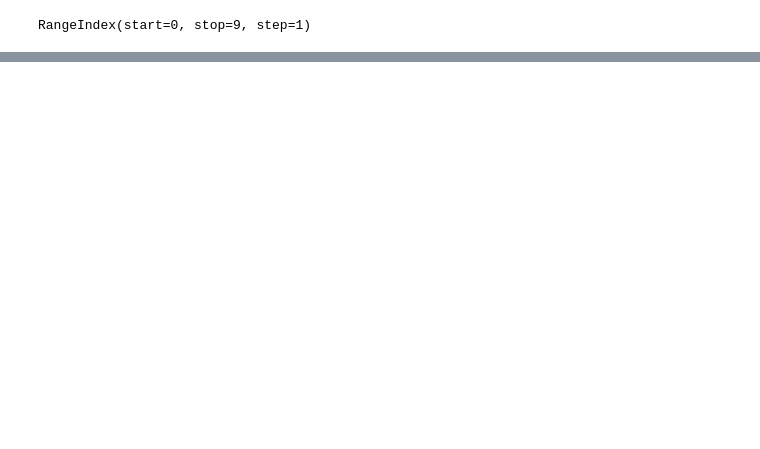
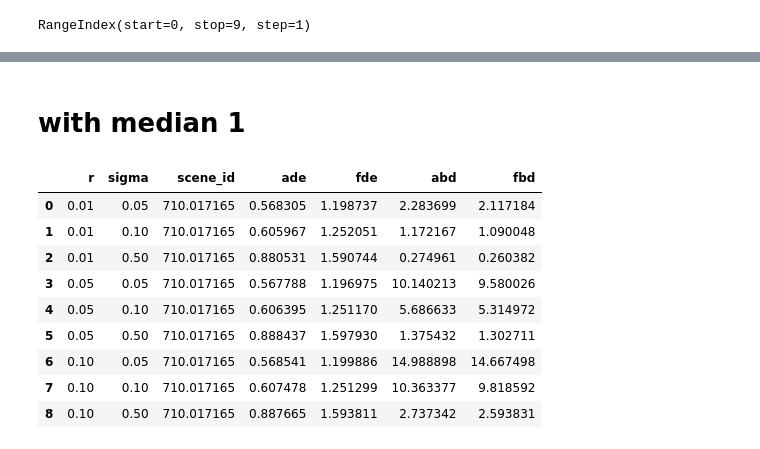
Before and after one commit to TicaGit/s_aware_prediction_VITA, a Jupyter notebook: analyse/05_08_bounds/analyse_08_may.ipynb, the cells around one changed output, grey strips where cells are left out. Cells and saved outputs as stored; diff of their text form; code cells hidden in the pictures; blank space fills up the shorter version.

```diff
--- a/analyse/05_08_bounds/analyse_08_may.ipynb
+++ b/analyse/05_08_bounds/analyse_08_may.ipynb
@@ -38,0 +78,2 @@ RangeIndex(start=0, stop=9, step=1)
+# %% [markdown]
+# with median 1
@@ -39,2 +98,15 @@ RangeIndex(start=0, stop=9, step=1)
+# %%
+df_med1_mean
+# %% [output]
+|  | r | sigma | scene_id | ade | fde | abd | fbd |
+| 0 | 0.01 | 0.05 | 710.017165 | 0.568305 | 1.198737 | 2.283699 | 2.117184 |
+| 1 | 0.01 | 0.10 | 710.017165 | 0.605967 | 1.252051 | 1.172167 | 1.090048 |
+| 2 | 0.01 | 0.50 | 710.017165 | 0.880531 | 1.590744 | 0.274961 | 0.260382 |
+| 3 | 0.05 | 0.05 | 710.017165 | 0.567788 | 1.196975 | 10.140213 | 9.580026 |
+| 4 | 0.05 | 0.10 | 710.017165 | 0.606395 | 1.251170 | 5.686633 | 5.314972 |
+| 5 | 0.05 | 0.50 | 710.017165 | 0.888437 | 1.597930 | 1.375432 | 1.302711 |
+| 6 | 0.10 | 0.05 | 710.017165 | 0.568541 | 1.199886 | 14.988898 | 14.667498 |
+| 7 | 0.10 | 0.10 | 710.017165 | 0.607478 | 1.251299 | 10.363377 | 9.818592 |
+| 8 | 0.10 | 0.50 | 710.017165 | 0.887665 | 1.593811 | 2.737342 | 2.593831 |
 # %%
 fig, ax = plt.subplots()
```
Also changed, not shown: parts of 13 cells of this notebook, 25 other files.
